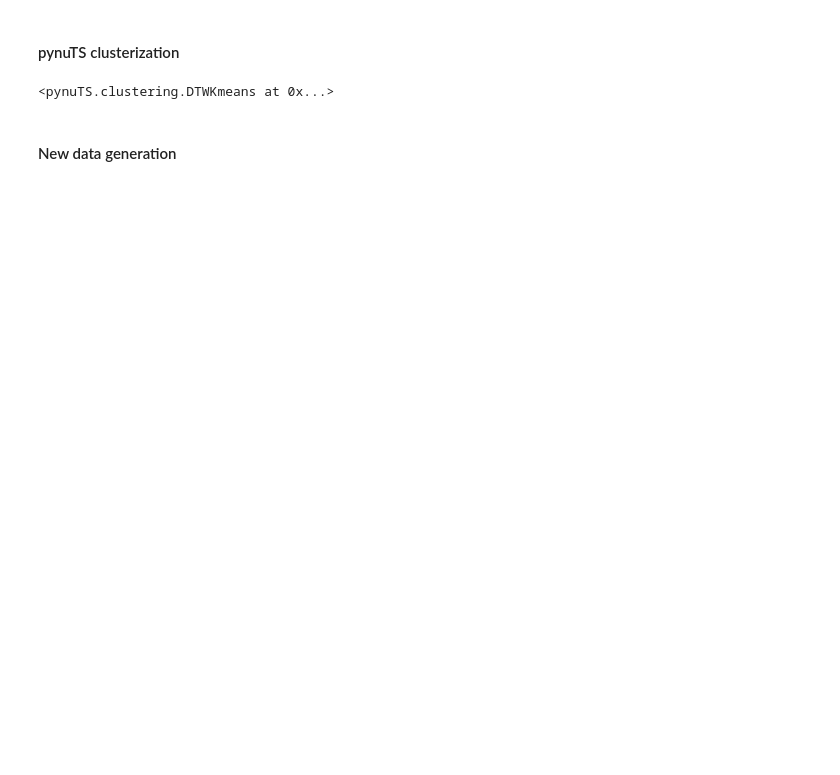
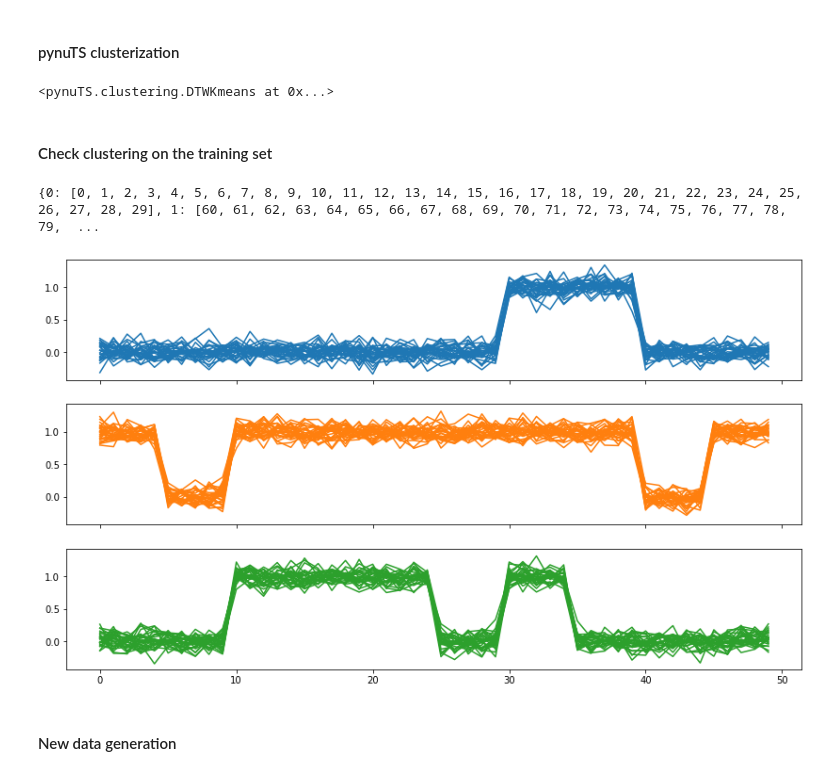
Before and after one commit to nickprock/pynuTS, a Jupyter notebook: demos/DTW KMeans Demo.ipynb, the cells around one changed output. Drawn from its saved outputs; the diff is of its cells as text; code cells hidden in the pictures; blank space fills up the shorter version.

```diff
--- a/demos/DTW KMeans Demo.ipynb
+++ b/demos/DTW KMeans Demo.ipynb
@@ -152,6 +152,16 @@ clts = DTWKmeans(num_clust = 3, num_iter = 5, w=1,euclidean=True)
 clts.fit(list_of_series)
 # %% [output]
 <pynuTS.clustering.DTWKmeans at 0x...>
+# %% [markdown]
+#### Check clustering on the training set
+# %%
+clustering_dict = clts.predict(list_of_series)
+print(clustering_dict)
+plot_list_of_ts_over_subplots(get_clustered_list(list_of_series,clustering_dict),figsize=(14,8))
+#plot_list_of_ts(get_clustered_list(list_of_series,clustering_dict),figsize=(14,8))
+# %% [output]
+{0: [0, 1, 2, 3, 4, 5, 6, 7, 8, 9, 10, 11, 12, 13, 14, 15, 16, 17, 18, 19, 20, 21, 22, 23, 24, 25, 26, 27, 28, 29], 1: [60, 61, 62, 63, 64, 65, 66, 67, 68, 69, 70, 71, 72, 73, 74, 75, 76, 77, 78, 79,  ...
+[figure, added]
 # %% [markdown]
 #### New data generation
 # %%
```
Also changed, not shown: parts of 33 cells of this notebook.
